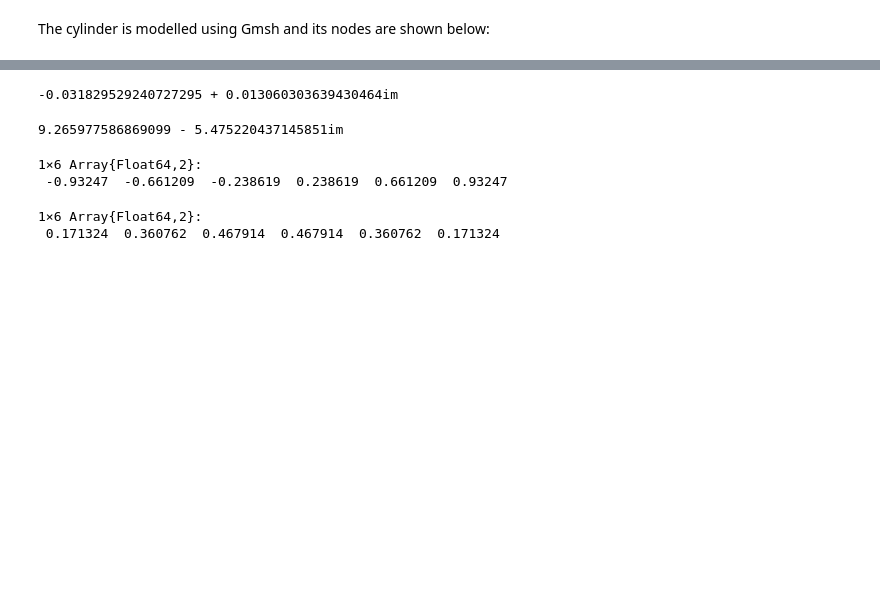
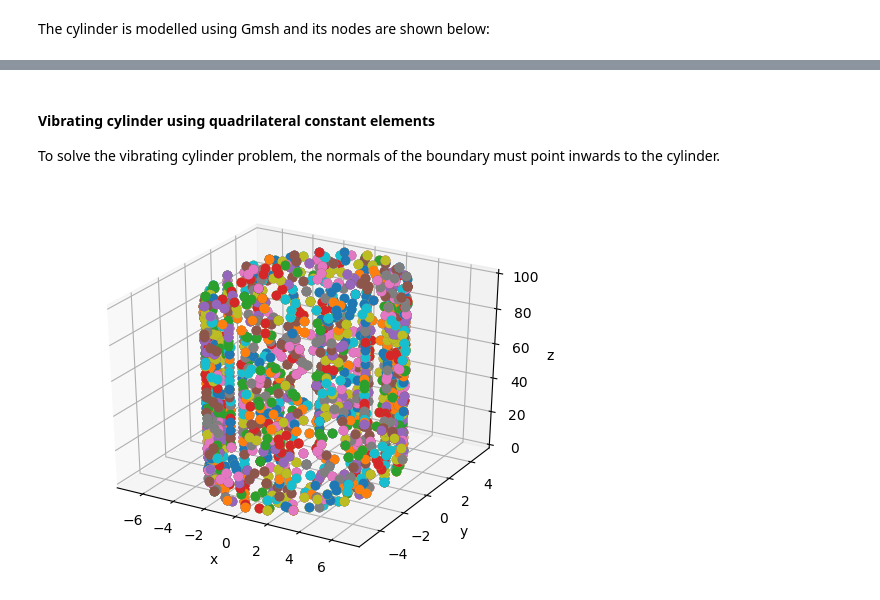
Before and after one commit to alvarocafe/BB, a Jupyter notebook: note_BEM.ipynb, the cells around one changed output, grey strips where cells are left out. Cells and saved outputs as stored; diff of their text form; code cells hidden in the pictures; blank space fills up the shorter version.

Commit message:
Creating modules for const3D and testing.

```diff
--- a/note_BEM.ipynb
+++ b/note_BEM.ipynb
@@ -119,18 +126,9 @@ plot(PONTOS_int[:,4],real(phi_pint))
-# %%
-sum(H[1,:])
-# %% [output]
--0.031829529240727295 + 0.013060303639430464im
-# %%
-sum(G[1,:])
-# %% [output]
-9.265977586869099 - 5.475220437145851im
-# %%
-qsi
-# %% [output]
-1×6 Array{Float64,2}:
- -0.93247  -0.661209  -0.238619  0.238619  0.661209  0.93247
-# %%
-w
-# %% [output]
-1×6 Array{Float64,2}:
- 0.171324  0.360762  0.467914  0.467914  0.360762  0.171324
+# %% [markdown]
+#### Vibrating cylinder using quadrilateral constant elements
+
+To solve the vibrating cylinder problem, the normals of the boundary must point inwards to the cylinder.
+# %%
+NOS_GEO,ELEM,elemint,CDC = lermsh("dados/cylinder_out_quad_v.msh",3) #Read the mesh generated
+NOS = mostra_geo(NOS_GEO,ELEM);
+# %% [output]
+[figure, added]
```
Also changed, not shown: parts of 8 cells of this notebook, 5 other files.
